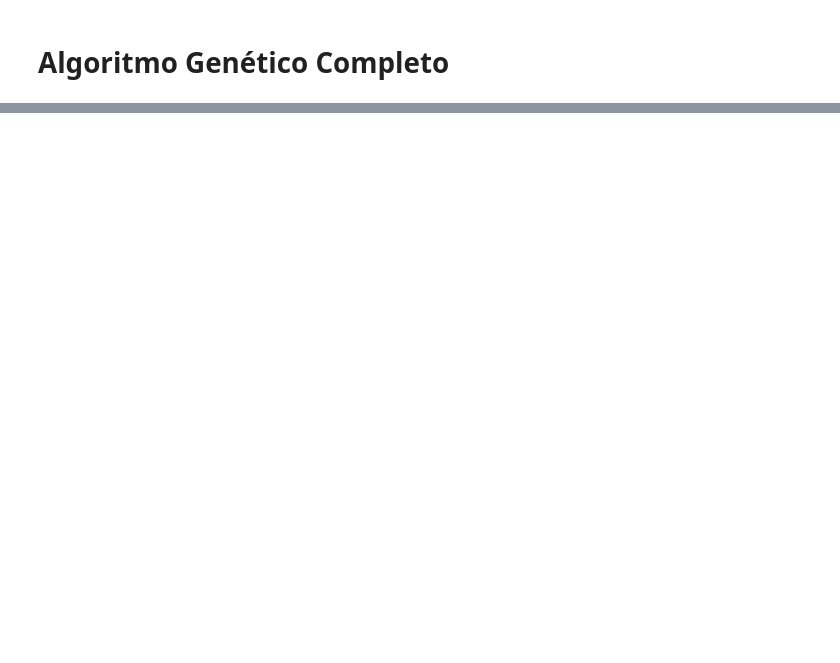
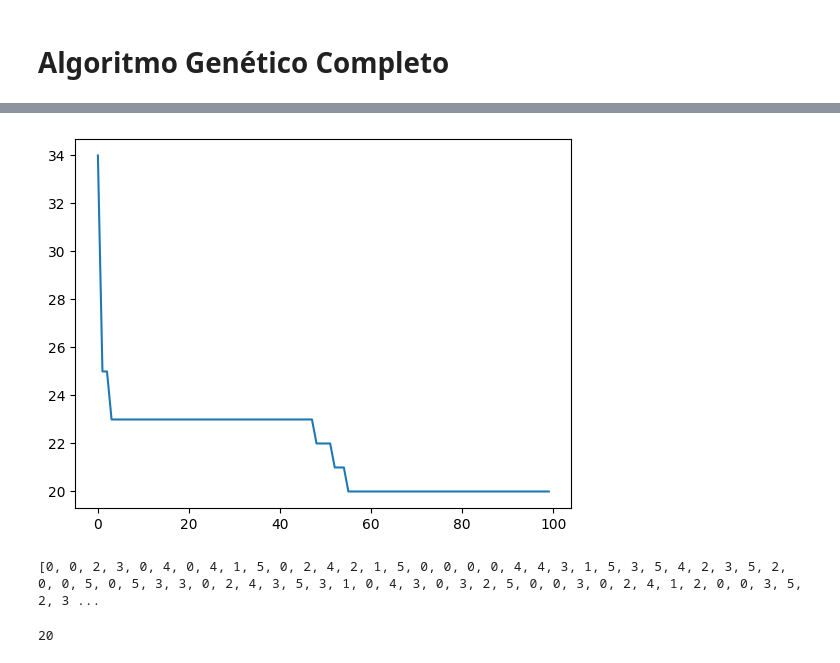
Before and after one commit to LucasHenrique-dev/projeto-QTS, a Jupyter notebook: desenvolvimento/GeradrorQTS.ipynb, the cells around one changed output, grey strips where cells are left out. Cells and saved outputs as stored; diff of their text form; code cells hidden in the pictures; blank space fills up the shorter version.

```diff
--- a/desenvolvimento/GeradrorQTS.ipynb
+++ b/desenvolvimento/GeradrorQTS.ipynb
@@ -359,3 +359,13 @@ print(pontuacao_objetivo[-1])
 # %% [markdown]
 ###Fitness Function
+# %%
+def funcao_avaliacao_sem_penalidades(calendario):
+  pontuacao = 0
+
+  for i in range(0, len(calendario), disciplinas_dia):
+    aulas_dia = calendario[i:i+disciplinas_dia]
+
+    pontuacao += avaliar_objetivos(aulas_dia)                                   #Pontuar pela minimização dos objetivos
+
+  return pontuacao
 # %%
@@ -549,0 +618,12 @@ Tempo Total de Espera Entre Aulas: 16 Horas
+# %%
+solucao = algoritmo_genetico_sem_penalidades(dominio, tamanho_populacao = 10, numero_geracoes= 100)
+# %% [output]
+[figure, added]
+# %%
+print(solucao)
+# %% [output]
+[0, 0, 2, 3, 0, 4, 0, 4, 1, 5, 0, 2, 4, 2, 1, 5, 0, 0, 0, 0, 4, 4, 3, 1, 5, 3, 5, 4, 2, 3, 5, 2, 0, 0, 5, 0, 5, 3, 3, 0, 2, 4, 3, 5, 3, 1, 0, 4, 3, 0, 3, 2, 5, 0, 0, 3, 0, 2, 4, 1, 2, 0, 0, 3, 5, 2, 3 ...
+# %%
+funcao_avaliacao_sem_penalidades(solucao)
+# %% [output]
+20
```
Also changed, not shown: parts of 25 cells of this notebook.
